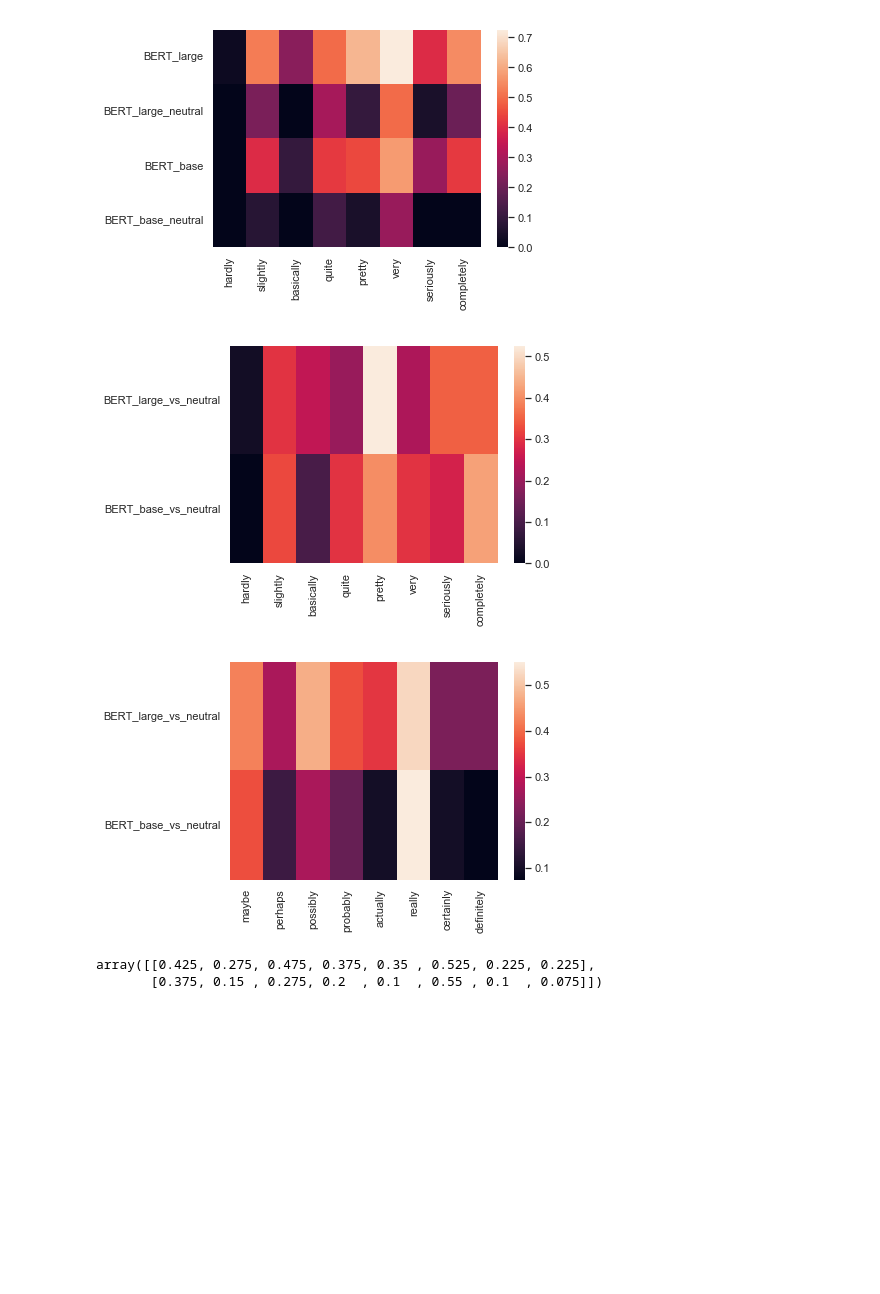
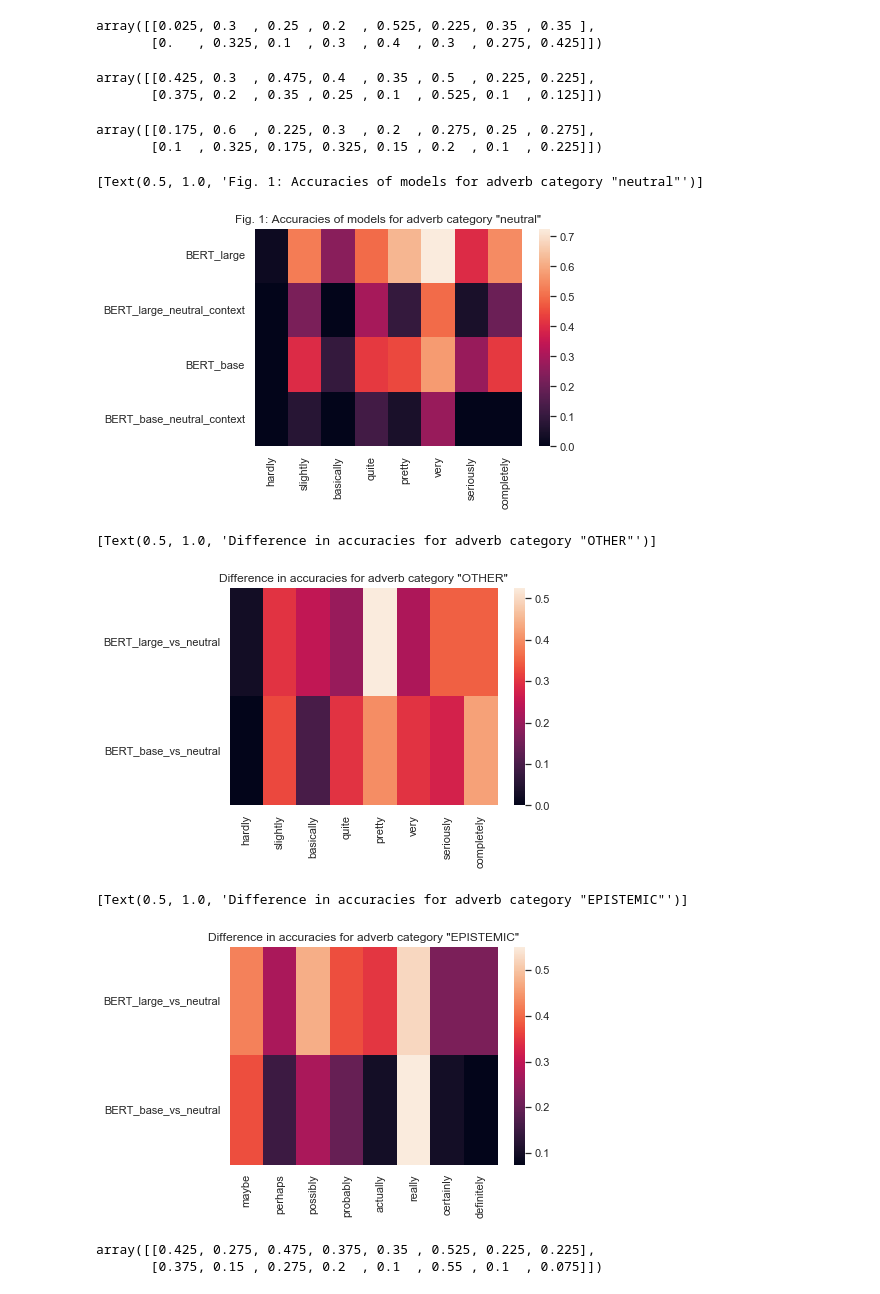
Before and after one commit to isabellelorge/reddit_project, a Jupyter notebook: notebooks/MLM-results.ipynb, the cells around one changed output. Saved outputs shown, nothing was run; the diff lists cells and outputs as text; code cells hidden in the pictures; blank space fills up the shorter version.

```diff
--- a/notebooks/MLM-results.ipynb
+++ b/notebooks/MLM-results.ipynb
@@ -29,0 +88,2 @@ Name: neutrals, Length: 960, dtype: object
+# %%
+df_final = df_final.dropna(subset = ['body'])
@@ -50,8 +241,3 @@ It's actually a Wednesday so your entire worldview is not invalid.
 ('completely', 'vacuous')
   You *know* that those things always *were* unconstitutional, even though the Supreme Court once said the opposite.   Trying to shut down any conversation about the constitutionality of something bec ...
 You *know* that those things always *were* unconstitutional, even though the Supreme Court once said the opposite. Trying to shut down any conversation about the constitutionality of something because ...
-# %%
-from ast import literal_eval
-
-for c in ['adv_preds', 'neutral_preds', 'adv_preds_base', 'neutral_preds_base']:
-    df_neut_neg[c] = df_neut_neg[c].apply(lambda x: literal_eval(x))
@@ -79,0 +254,31 @@ I believe there were some recent (decent) posts here explaining the logic.  It's
+# %%
+other_count = 0
+deg_adv_other_not =  ['other'] + deg_adv + ['not']
+confusion_matrix = np.zeros((len(deg_adv), len(deg_adv_other_not)))
+
+for idx, p in df_neut_neg['adv_preds'].iteritems():
+    adv = df_neut_neg['adv_exp'][idx][0]
+#     print(adv)
+    adv_idx = deg_adv.index(adv)
+    top_10 = p[2]
+    print(top_10)
+
+    counter = 0
+    for i in top_10:
+        print(i[0])
+        top = i[0]
+        if top == 'never':
+                top = ' never'
+        if top in deg_adv_other_not:
+            top_idx = deg_adv_other_not.index(top)
+            print(top_idx)
+
+            break
+        else:
+            counter+=1
+            if counter == 10:
+                print ('NOT IN LIST!')
+                top_idx = 0
+                other_count+=1
+
+    confusion_matrix[adv_idx][top_idx] +=1
@@ -80,3 +542,5 @@ I believe there were some recent (decent) posts here explaining the logic.  It's
+# %%
+df_neut_neg['adv_exp'] = df_neut_neg['adv_exp'].apply(lambda x: str(x))
 # %%
 # some analyses!
 # is the prediction of original ADV higher than 'NOT'?
@@ -267,34 +826,56 @@ t_diff = np.concatenate(([np.array(t_l)-np.array(t_ln)], [np.array(t_b)-np.array
+# %%
+o_diff # hardly gets smallest boost, 'pretty' for BERT large and 'completely' for BERT base
+# %% [output]
+array([[0.025, 0.3  , 0.25 , 0.2  , 0.525, 0.225, 0.35 , 0.35 ],
+       [0.   , 0.325, 0.1  , 0.3  , 0.4  , 0.3  , 0.275, 0.425]])
+# %%
+f_diff # top adv 'certainly', 'definitely' get smallest boost, 'possibly' gets highest
+# for BERT base:
+# %% [output]
+array([[0.425, 0.3  , 0.475, 0.4  , 0.35 , 0.5  , 0.225, 0.225],
+       [0.375, 0.2  , 0.35 , 0.25 , 0.1  , 0.525, 0.1  , 0.125]])
+# %%
+t_diff # never is small as expected, otherwise 'sometimes' gets most boost
+# %% [output]
+array([[0.175, 0.6  , 0.225, 0.3  , 0.2  , 0.275, 0.25 , 0.275],
+       [0.1  , 0.325, 0.175, 0.325, 0.15 , 0.2  , 0.1  , 0.225]])
 # %%
 # heatmaps
 import numpy as np
 import seaborn as sns
 sns.set_theme()
 
 # 'other' category isn't bad
 # but you can see for BERT large the neutral context seems like it already contains information/biases
 # (simply means these are frequent adverbs?) (should check the DIFFERENCE in accuracy..?)
 labels_o = [i[0] for i in sorted(other_l, key = lambda k : other.index(k[0]))]
-models = ['BERT_large', 'BERT_large_neutral', 'BERT_base', 'BERT_base_neutral']
+models = ['BERT_large', 'BERT_large_neutral_context', 'BERT_base', 'BERT_base_neutral_context']
 
 plot_other = sns.heatmap(o_concat,
             yticklabels = models,
             xticklabels = labels_o)
+plot_other.set(title = 'Fig. 1: Accuracies of models for adverb category "NEUTRAL"')
 # %% [output]
+[Text(0.5, 1.0, 'Fig. 1: Accuracies of models for adverb category "neutral"')]
-[figure, old version]
+[figure, new version]
 # %%
 # BERT base does actually better..? (memorise frequency less, more influence of context?)
 plot_other_diff = sns.heatmap(o_diff,
             yticklabels = ['BERT_large_vs_neutral', 'BERT_base_vs_neutral'],
             xticklabels = labels_o)
+plot_other_diff.set(title = 'Difference in accuracies for adverb category "OTHER"')
 # %% [output]
+[Text(0.5, 1.0, 'Difference in accuracies for adverb category "OTHER"')]
-[figure, old version]
+[figure, new version]
 # %%
 # factual seems reversed..?!
 plot_factual_diff = sns.heatmap(f_diff,
             yticklabels = ['BERT_large_vs_neutral', 'BERT_base_vs_neutral'],
             xticklabels = labels_f)
+plot_factual_diff.set(title = 'Difference in accuracies for adverb category "EPISTEMIC"')
 # %% [output]
+[Text(0.5, 1.0, 'Difference in accuracies for adverb category "EPISTEMIC"')]
-[figure, old version]
+[figure, new version]
 # %%
 f_diff
 # %% [output]
```
Also changed, not shown: parts of 69 cells of this notebook, 23 other files.
